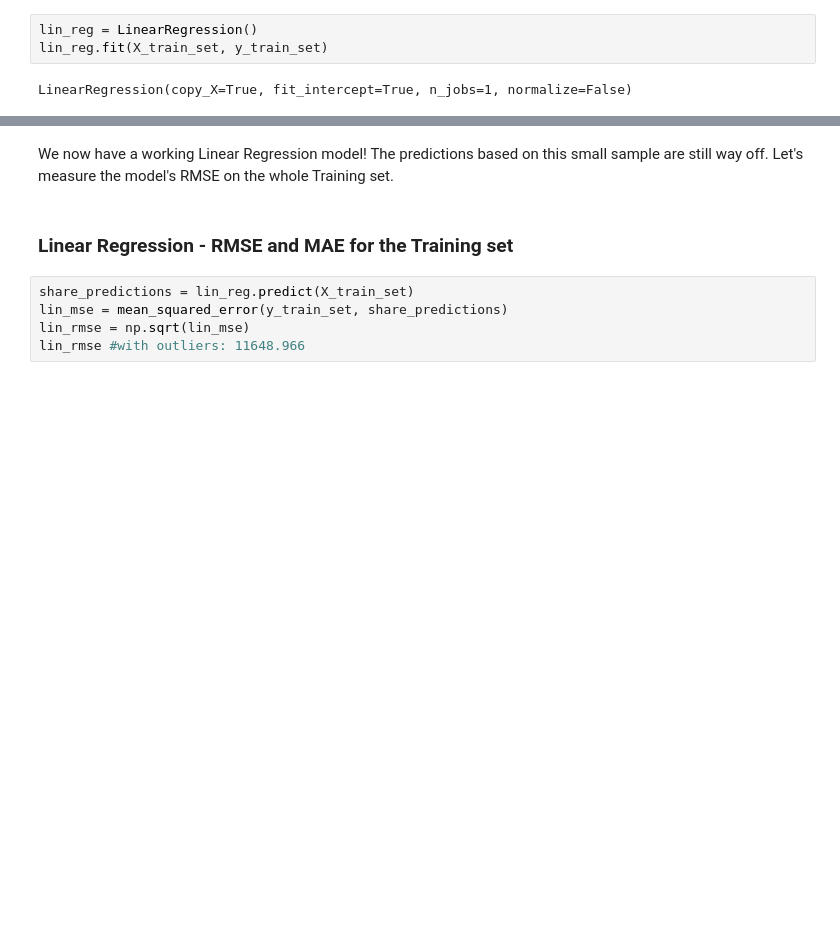
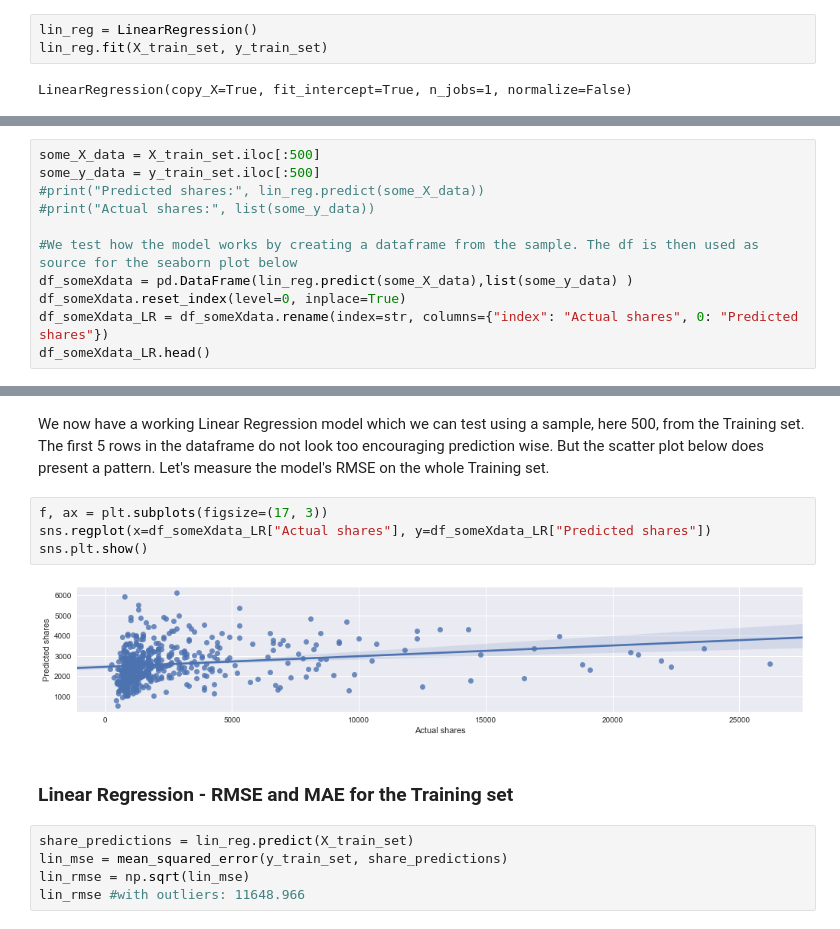
Before and after one commit to north0n-FI/Predicting-the-Popularity-of-Online-News, a Jupyter notebook: onlinenewspopularity-version_1.ipynb, the cells around one changed output, grey strips where cells are left out. Drawn from its saved outputs; the diff is of its cells as text; blank space fills up the shorter version.

```diff
--- a/onlinenewspopularity-version_1.ipynb
+++ b/onlinenewspopularity-version_1.ipynb
@@ -298,0 +291,11 @@ Actual shares: [1600, 1100, 904, 2500, 981]
+# %%
+some_X_data = X_train_set.iloc[:500]
+some_y_data = y_train_set.iloc[:500]
+#print("Predicted shares:", lin_reg.predict(some_X_data))
+#print("Actual shares:", list(some_y_data))
+
+#We test how the model works by creating a dataframe from the sample. The df is then used as source for the seaborn plot below
+df_someXdata = pd.DataFrame(lin_reg.predict(some_X_data),list(some_y_data) )
+df_someXdata.reset_index(level=0, inplace=True)
+df_someXdata_LR = df_someXdata.rename(index=str, columns={"index": "Actual shares", 0: "Predicted shares"})
+df_someXdata_LR.head()
@@ -299,5 +309,11 @@ Actual shares: [1600, 1100, 904, 2500, 981]
 # %% [markdown]
-We now have a working Linear Regression model! The predictions based on this small sample are still way off. Let's measure the model's RMSE on the whole Training set.
+We now have a working Linear Regression model which we can test using a sample, here 500, from the Training set. The first 5 rows in the dataframe do not look too encouraging prediction wise. But the scatter plot below does present a pattern. Let's measure the model's RMSE on the whole Training set.
+# %%
+f, ax = plt.subplots(figsize=(17, 3))
+sns.regplot(x=df_someXdata_LR["Actual shares"], y=df_someXdata_LR["Predicted shares"])
+sns.plt.show()
+# %% [output]
+[figure, added]
 # %% [markdown]
 ### Linear Regression -  RMSE and MAE for the Training set <a name="subparagraph8"></a>
 # %%
```
Also changed, not shown: parts of 21 cells of this notebook.
